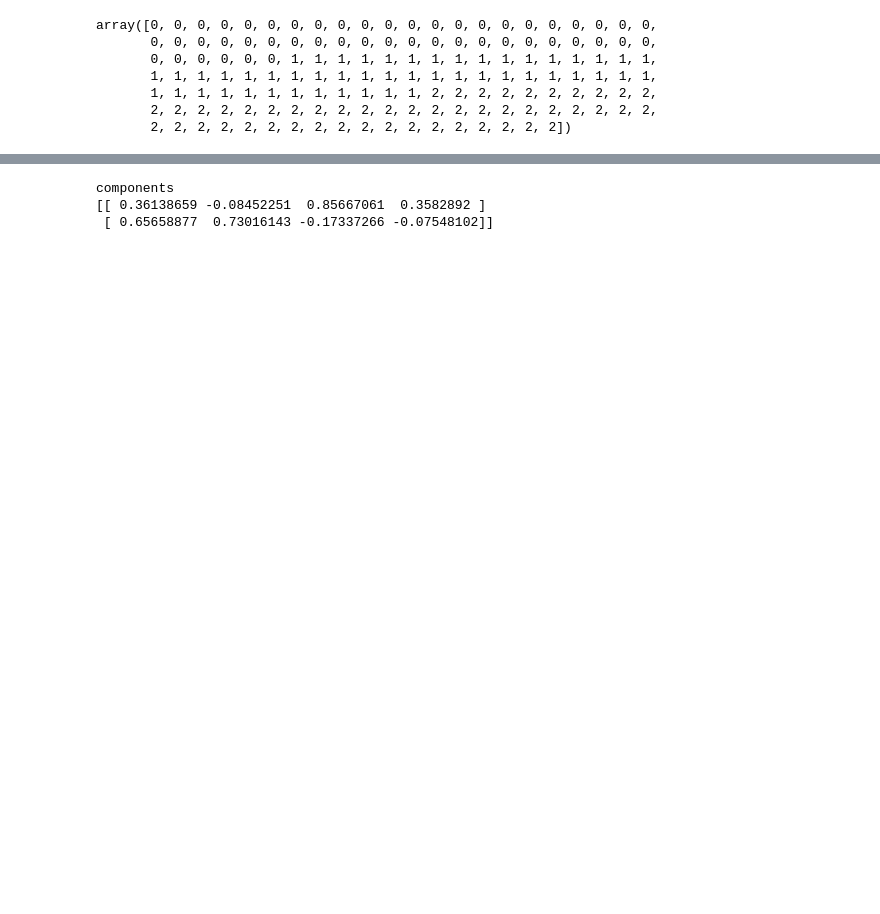
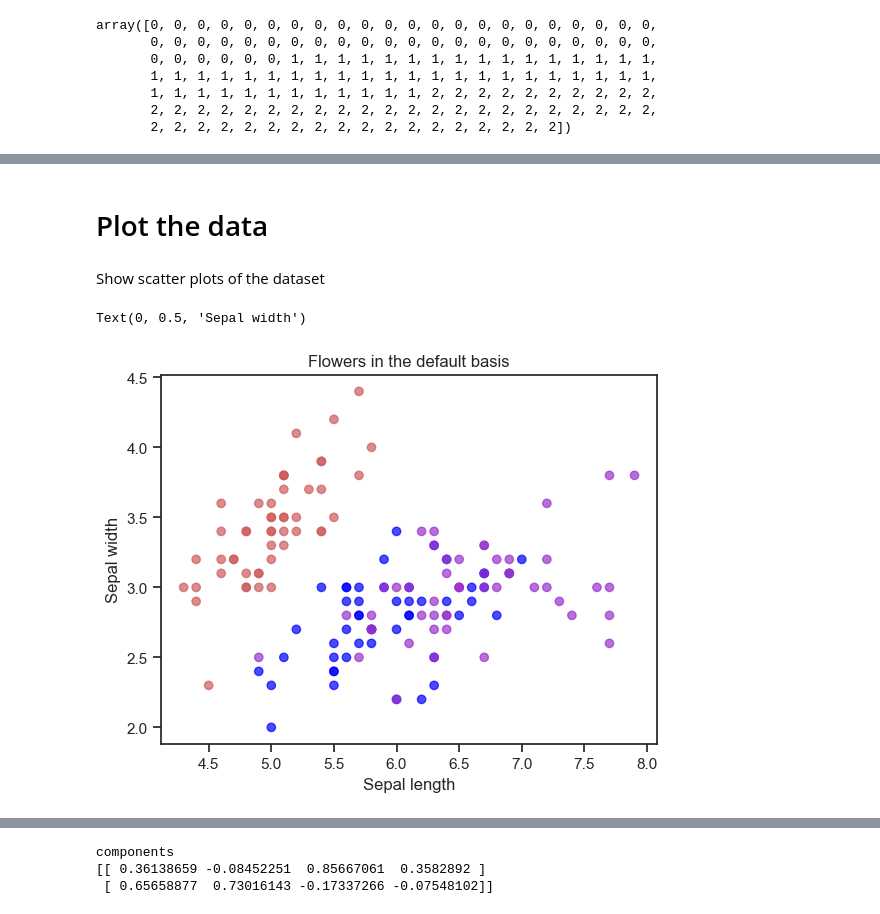
Before and after one commit to nlehir/MLII_Unsupervised_Learning_and_Agents, a Jupyter notebook: code/pca/iris/iris_pca.ipynb, the cells around one changed output, grey strips where cells are left out. Drawn from its saved outputs; the diff is of its cells as text; code cells hidden in the pictures; blank space fills up the shorter version.

```diff
--- a/code/pca/iris/iris_pca.ipynb
+++ b/code/pca/iris/iris_pca.ipynb
@@ -47,0 +40,2 @@ iris.filename
+# %% [markdown]
+# Plot the data
@@ -47,0 +47,10 @@ iris.filename
+# %% [markdown]
+Show scatter plots of the dataset
+# %%
+plt.scatter(X[:, 0], X[:, 1], alpha=0.7, c=colors)
+plt.title("Flowers in the default basis")
+plt.xlabel("Sepal length")
+plt.ylabel("Sepal width")
+# %% [output]
+Text(0, 0.5, 'Sepal width')
+[figure, added]
```
Also changed, not shown: parts of 16 cells of this notebook.
